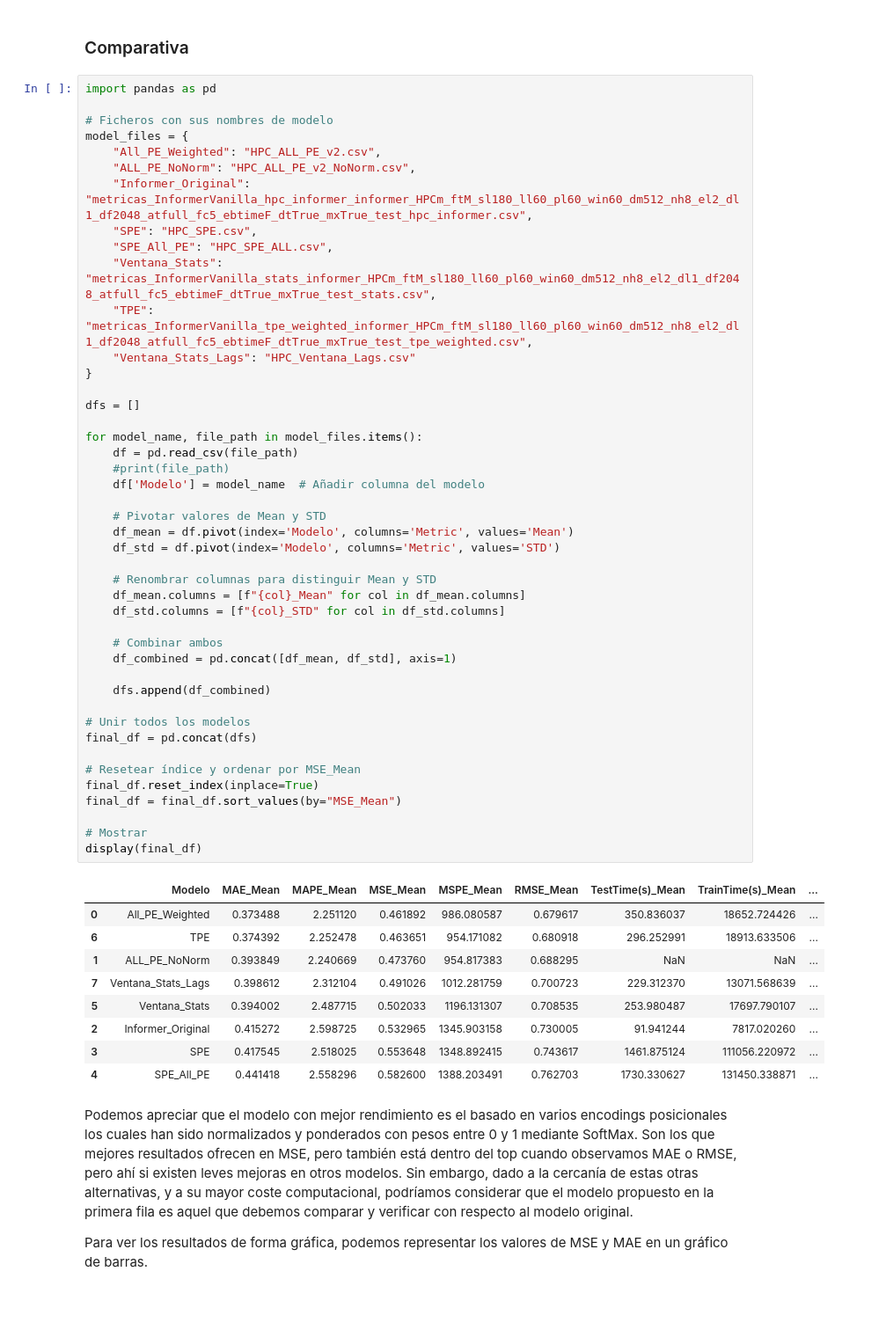
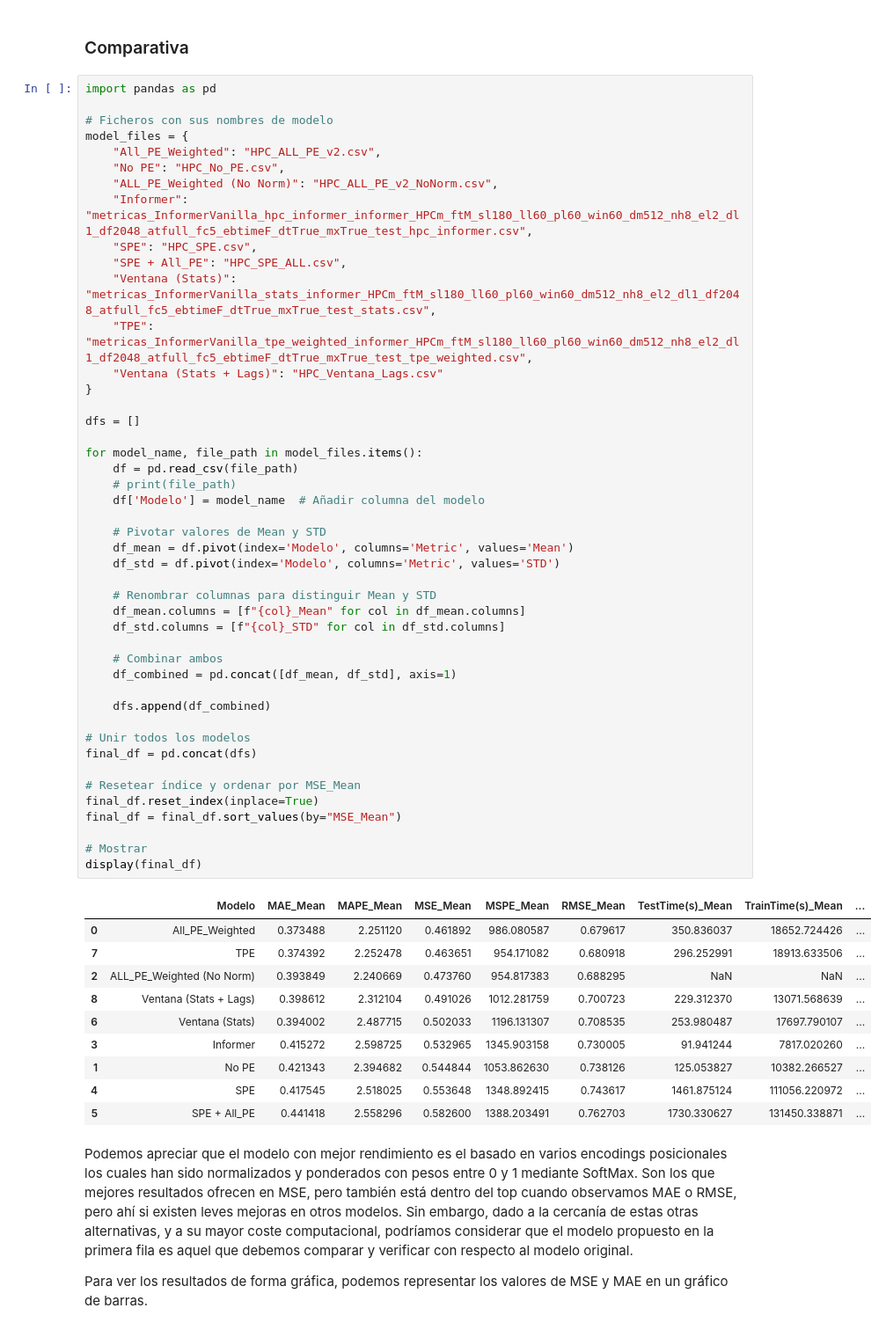
Before and after one commit to hexecoded/TFM, a Jupyter notebook: Experimentos/ResultadosNGPU.ipynb, the cells around one changed output. Shown: that part at 88% size. Saved outputs shown, nothing was run; the diff lists cells and outputs as text; blank space fills up the shorter version.

```diff
--- a/Experimentos/ResultadosNGPU.ipynb
+++ b/Experimentos/ResultadosNGPU.ipynb
@@ -32,54 +32,56 @@ import pandas as pd
 # Ficheros con sus nombres de modelo
 model_files = {
     "All_PE_Weighted": "HPC_ALL_PE_v2.csv",
-    "ALL_PE_NoNorm": "HPC_ALL_PE_v2_NoNorm.csv",
-    "Informer_Original": "metricas_InformerVanilla_hpc_informer_informer_HPCm_ftM_sl180_ll60_pl60_win60_dm512_nh8_el2_dl1_df2048_atfull_fc5_ebtimeF_dtTrue_mxTrue_test_hpc_informer.csv",
+    "No PE": "HPC_No_PE.csv",
+    "ALL_PE_Weighted (No Norm)": "HPC_ALL_PE_v2_NoNorm.csv",
+    "Informer": "metricas_InformerVanilla_hpc_informer_informer_HPCm_ftM_sl180_ll60_pl60_win60_dm512_nh8_el2_dl1_df2048_atfull_fc5_ebtimeF_dtTrue_mxTrue_test_hpc_informer.csv",
     "SPE": "HPC_SPE.csv",
-    "SPE_All_PE": "HPC_SPE_ALL.csv",
-    "Ventana_Stats": "metricas_InformerVanilla_stats_informer_HPCm_ftM_sl180_ll60_pl60_win60_dm512_nh8_el2_dl1_df2048_atfull_fc5_ebtimeF_dtTrue_mxTrue_test_stats.csv",
+    "SPE + All_PE": "HPC_SPE_ALL.csv",
+    "Ventana (Stats)": "metricas_InformerVanilla_stats_informer_HPCm_ftM_sl180_ll60_pl60_win60_dm512_nh8_el2_dl1_df2048_atfull_fc5_ebtimeF_dtTrue_mxTrue_test_stats.csv",
     "TPE": "metricas_InformerVanilla_tpe_weighted_informer_HPCm_ftM_sl180_ll60_pl60_win60_dm512_nh8_el2_dl1_df2048_atfull_fc5_ebtimeF_dtTrue_mxTrue_test_tpe_weighted.csv",
-    "Ventana_Stats_Lags": "HPC_Ventana_Lags.csv"
+    "Ventana (Stats + Lags)": "HPC_Ventana_Lags.csv"
 }
 
 dfs = []
 
 for model_name, file_path in model_files.items():
     df = pd.read_csv(file_path)
-    #print(file_path)
+    # print(file_path)
     df['Modelo'] = model_name  # Añadir columna del modelo
 
     # Pivotar valores de Mean y STD
     df_mean = df.pivot(index='Modelo', columns='Metric', values='Mean')
     df_std = df.pivot(index='Modelo', columns='Metric', values='STD')
 
     # Renombrar columnas para distinguir Mean y STD
     df_mean.columns = [f"{col}_Mean" for col in df_mean.columns]
     df_std.columns = [f"{col}_STD" for col in df_std.columns]
 
     # Combinar ambos
     df_combined = pd.concat([df_mean, df_std], axis=1)
 
     dfs.append(df_combined)
 
 # Unir todos los modelos
 final_df = pd.concat(dfs)
 
 # Resetear índice y ordenar por MSE_Mean
 final_df.reset_index(inplace=True)
 final_df = final_df.sort_values(by="MSE_Mean")
 
 # Mostrar
 display(final_df)
 # %% [output]
 |  | Modelo | MAE_Mean | MAPE_Mean | MSE_Mean | MSPE_Mean | RMSE_Mean | TestTime(s)_Mean | TrainTime(s)_Mean | ... |
 | 0 | All_PE_Weighted | 0.373488 | 2.251120 | 0.461892 | 986.080587 | 0.679617 | 350.836037 | 18652.724426 | ... |
-| 6 | TPE | 0.374392 | 2.252478 | 0.463651 | 954.171082 | 0.680918 | 296.252991 | 18913.633506 | ... |
-| 1 | ALL_PE_NoNorm | 0.393849 | 2.240669 | 0.473760 | 954.817383 | 0.688295 | NaN | NaN | ... |
-| 7 | Ventana_Stats_Lags | 0.398612 | 2.312104 | 0.491026 | 1012.281759 | 0.700723 | 229.312370 | 13071.568639 | ... |
-| 5 | Ventana_Stats | 0.394002 | 2.487715 | 0.502033 | 1196.131307 | 0.708535 | 253.980487 | 17697.790107 | ... |
-| 2 | Informer_Original | 0.415272 | 2.598725 | 0.532965 | 1345.903158 | 0.730005 | 91.941244 | 7817.020260 | ... |
-| 3 | SPE | 0.417545 | 2.518025 | 0.553648 | 1348.892415 | 0.743617 | 1461.875124 | 111056.220972 | ... |
-| 4 | SPE_All_PE | 0.441418 | 2.558296 | 0.582600 | 1388.203491 | 0.762703 | 1730.330627 | 131450.338871 | ... |
+| 7 | TPE | 0.374392 | 2.252478 | 0.463651 | 954.171082 | 0.680918 | 296.252991 | 18913.633506 | ... |
+| 2 | ALL_PE_Weighted (No Norm) | 0.393849 | 2.240669 | 0.473760 | 954.817383 | 0.688295 | NaN | NaN | ... |
+| 8 | Ventana (Stats + Lags) | 0.398612 | 2.312104 | 0.491026 | 1012.281759 | 0.700723 | 229.312370 | 13071.568639 | ... |
+| 6 | Ventana (Stats) | 0.394002 | 2.487715 | 0.502033 | 1196.131307 | 0.708535 | 253.980487 | 17697.790107 | ... |
+| 3 | Informer | 0.415272 | 2.598725 | 0.532965 | 1345.903158 | 0.730005 | 91.941244 | 7817.020260 | ... |
+| 1 | No PE | 0.421343 | 2.394682 | 0.544844 | 1053.862630 | 0.738126 | 125.053827 | 10382.266527 | ... |
+| 4 | SPE | 0.417545 | 2.518025 | 0.553648 | 1348.892415 | 0.743617 | 1461.875124 | 111056.220972 | ... |
+| 5 | SPE + All_PE | 0.441418 | 2.558296 | 0.582600 | 1388.203491 | 0.762703 | 1730.330627 | 131450.338871 | ... |
 # %% [markdown]
 Podemos apreciar que el modelo con mejor rendimiento es el basado en varios encodings posicionales los cuales han sido normalizados y ponderados con pesos entre 0 y 1 mediante SoftMax. Son los que mejores resultados ofrecen en MSE, pero también está dentro del top cuando observamos MAE o RMSE, pero ahí si existen leves mejoras en otros modelos. Sin embargo, dado a la cercanía de estas otras alternativas, y a su mayor coste computacional, podríamos considerar que el modelo propuesto en la primera fila es aquel que debemos comparar y verificar con respecto al modelo original.
 
```
Also changed, not shown: parts of 4 cells of this notebook, 4 other files.
